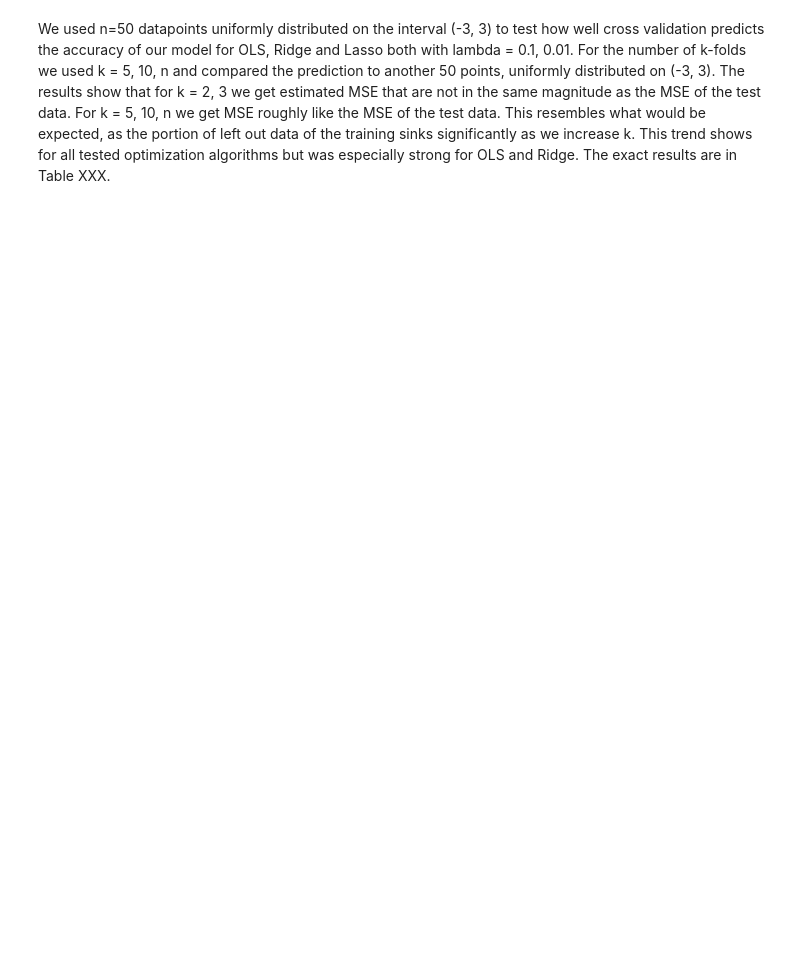
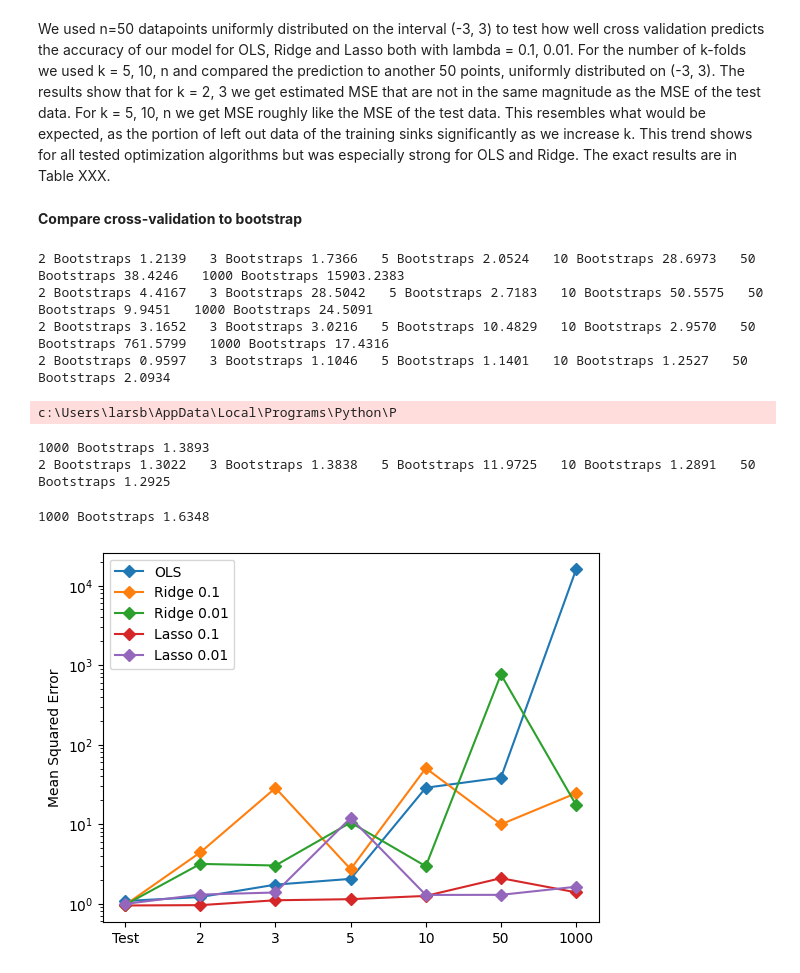
Before and after one commit to thomas-engl/Project-1---Applied-ML, a Jupyter notebook: Archive/Lars/cross-validation.ipynb, the cells around one changed output. Saved outputs shown, nothing was run; the diff lists cells and outputs as text; code cells hidden in the pictures; blank space fills up the shorter version.

```diff
--- a/Archive/Lars/cross-validation.ipynb
+++ b/Archive/Lars/cross-validation.ipynb
@@ -90,2 +93,61 @@ Mean MSE: Leave one out 0.9244, 10 folds 0.9374, 5 folds 0.9152, Test MSE: 1.206
 # %% [markdown]
 We used n=50 datapoints uniformly distributed on the interval (-3, 3) to test how well cross validation predicts the accuracy of our model for OLS, Ridge and Lasso both with lambda = 0.1, 0.01. For the number of k-folds we used k = 5, 10, n and compared the prediction to another 50 points, uniformly distributed on (-3, 3). The results show that for k = 2, 3 we get estimated MSE that are not in the same magnitude as the MSE of the test data. For k = 5, 10, n we get MSE roughly like the MSE of the test data. This resembles what would be expected, as the portion of left out data of the training sinks significantly as we increase k. This trend shows for all tested optimization algorithms but was especially strong for OLS and Ridge. The exact results are in Table XXX.
+# %% [markdown]
+**Compare cross-validation to bootstrap**
+# %%
+n_bootstraps = [2, 3, 5, 10, N_POINTS, 1_000]
+
+y_true = y_true.reshape(-1, 1)
+def bootstrap(optimization_method, name):
+
+    error = []
+
+    for i, n in enumerate(n_bootstraps):
+        y_pred = empty((test_data.shape[0], n))
+        for j in range(n):
+            x_, y_ = resample(x, y)
+
+            X = pol.fit_transform(x_.reshape(-1, 1))
+
+            # print(i, n, j)
+            y_pred[:, j] = optimization_method.fit(X, y_).predict(pol.transform(test_data.reshape(-1, 1))).ravel()
+
+        error.append(mean( mean((y_true - y_pred)**2, axis=1, keepdims=True) ))
+
+        print(f"{n} Bootstraps {error[i]:.4f}", end="   ")
+
+    print()
+    scalar = StandardScaler()
+    X = pol.fit_transform(x.reshape(-1, 1))
+    X = scalar.fit_transform(X)
+    y_center = y - y.mean()
+
+    reg = optimization_method.fit(X, y_center)
+    y_pred = reg.predict(scalar.transform(pol.transform(x.reshape(-1, 1)))) + y.mean()
+
+    plt.plot(range(len(n_bootstraps)+1), [mean_squared_error(y_true, y_pred)] + error, 'D-', label=name)
+
+for optimization_method, name in [
+        (LinearRegression(), "OLS"),
+        (Ridge(alpha=0.1), "Ridge 0.1"),
+        (Ridge(alpha=0.01), "Ridge 0.01"),
+        (Lasso(alpha=0.1), "Lasso 0.1"),
+        (Lasso(alpha=0.01), "Lasso 0.01")
+    ]:
+    bootstrap(optimization_method, name)
+
+plt.xticks(range(len(n_bootstraps)+1), ['Test'] + n_bootstraps)
+plt.ylabel('Mean Squared Error')
+plt.legend()
+plt.yscale('log')
+plt.show()
+# %% [output]
+2 Bootstraps 1.2139   3 Bootstraps 1.7366   5 Bootstraps 2.0524   10 Bootstraps 28.6973   50 Bootstraps 38.4246   1000 Bootstraps 15903.2383
+2 Bootstraps 4.4167   3 Bootstraps 28.5042   5 Bootstraps 2.7183   10 Bootstraps 50.5575   50 Bootstraps 9.9451   1000 Bootstraps 24.5091
+2 Bootstraps 3.1652   3 Bootstraps 3.0216   5 Bootstraps 10.4829   10 Bootstraps 2.9570   50 Bootstraps 761.5799   1000 Bootstraps 17.4316
+2 Bootstraps 0.9597   3 Bootstraps 1.1046   5 Bootstraps 1.1401   10 Bootstraps 1.2527   50 Bootstraps 2.0934
+c:\Users\larsb\AppData\Local\Programs\Python\P
+1000 Bootstraps 1.3893
+2 Bootstraps 1.3022   3 Bootstraps 1.3838   5 Bootstraps 11.9725   10 Bootstraps 1.2891   50 Bootstraps 1.2925
+1000 Bootstraps 1.6348
+[figure, added]
```
Also changed, not shown: parts of 1 cell of this notebook, 1 other file.
